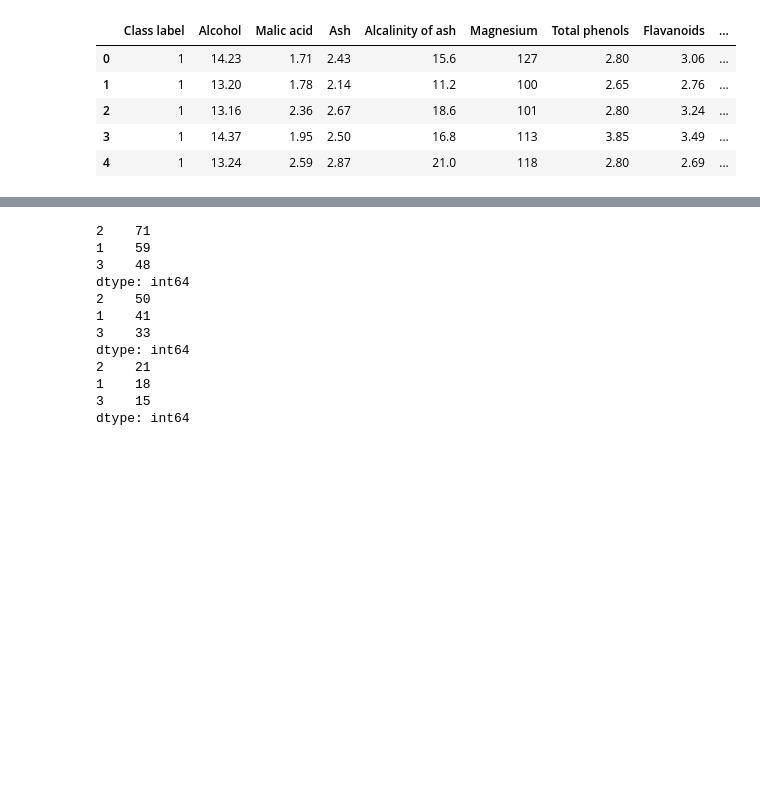
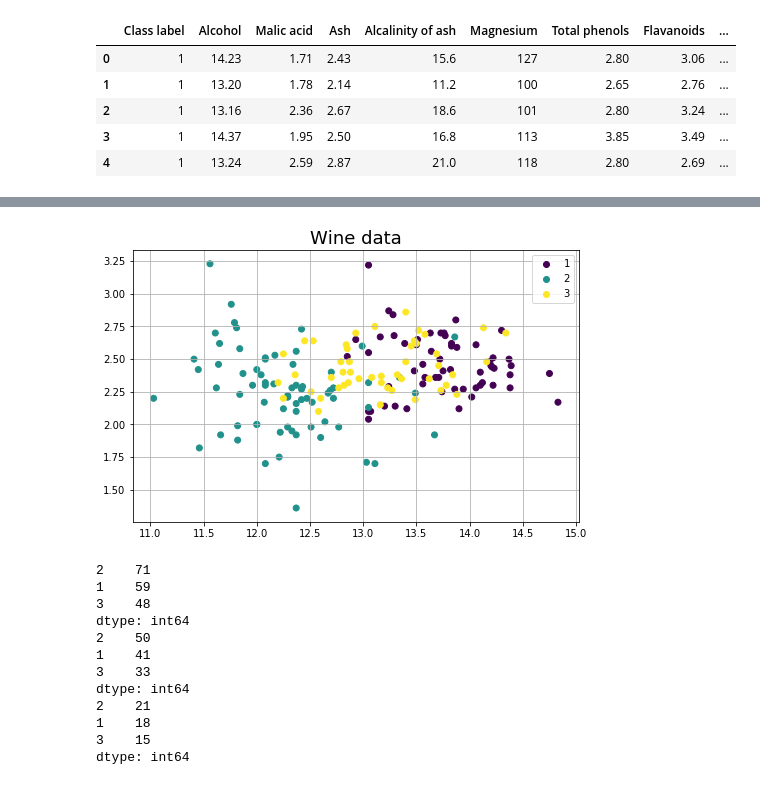
Before and after one commit to fjpa121197/DataScienceDM, a Jupyter notebook: Lab_3.ipynb, the cells around one changed output, grey strips where cells are left out. Cells and saved outputs as stored; diff of their text form; code cells hidden in the pictures; blank space fills up the shorter version.

```diff
--- a/Lab_3.ipynb
+++ b/Lab_3.ipynb
@@ -339,0 +341,8 @@ Index(['Class label'], dtype='object')
+# %%
+# Task 2
+# Clustering using K Means Algorithm
+km_model=cluster.KMeans(n_clusters=3)
+km_model.fit(x)
+km_model.labels_
+#print("Completeness: %0.3f" % metrics.completeness_score(y.values, km_model.labels_))
+#print("Silhouette Coefficient: %0.3f" % metrics.silhouette_score(y.values, km_model.labels_))
@@ -340,3 +359,17 @@ Index(['Class label'], dtype='object')
+# %%
+# Task 3
+# Scatter plot data into 3 classes based on True Labaels and plot with legends. Hint: use any two variables
+labels = pd.unique(y['Class label'])
+plt.figure(figsize=(8,5))
+plt.title("Wine data", fontsize=18)
+plt.grid(True)
+scatter = plt.scatter(x['Alcohol'],x['Ash'],c=y['Class label'])
+plt.legend(scatter.legend_elements()[0],labels)
+plt.savefig('CLUSTER_Wine.png', dpi=300)
+plt.show()
+# credits to @OliverQ  https://stackoverflow.com/questions/17411940/matplotlib-scatter-plot-legend
+# %% [output]
+[figure, added]
 # %%
 # Task 4
 # Use cluster model labels two group them in predicted classes
```
Also changed, not shown: parts of 16 cells of this notebook.
